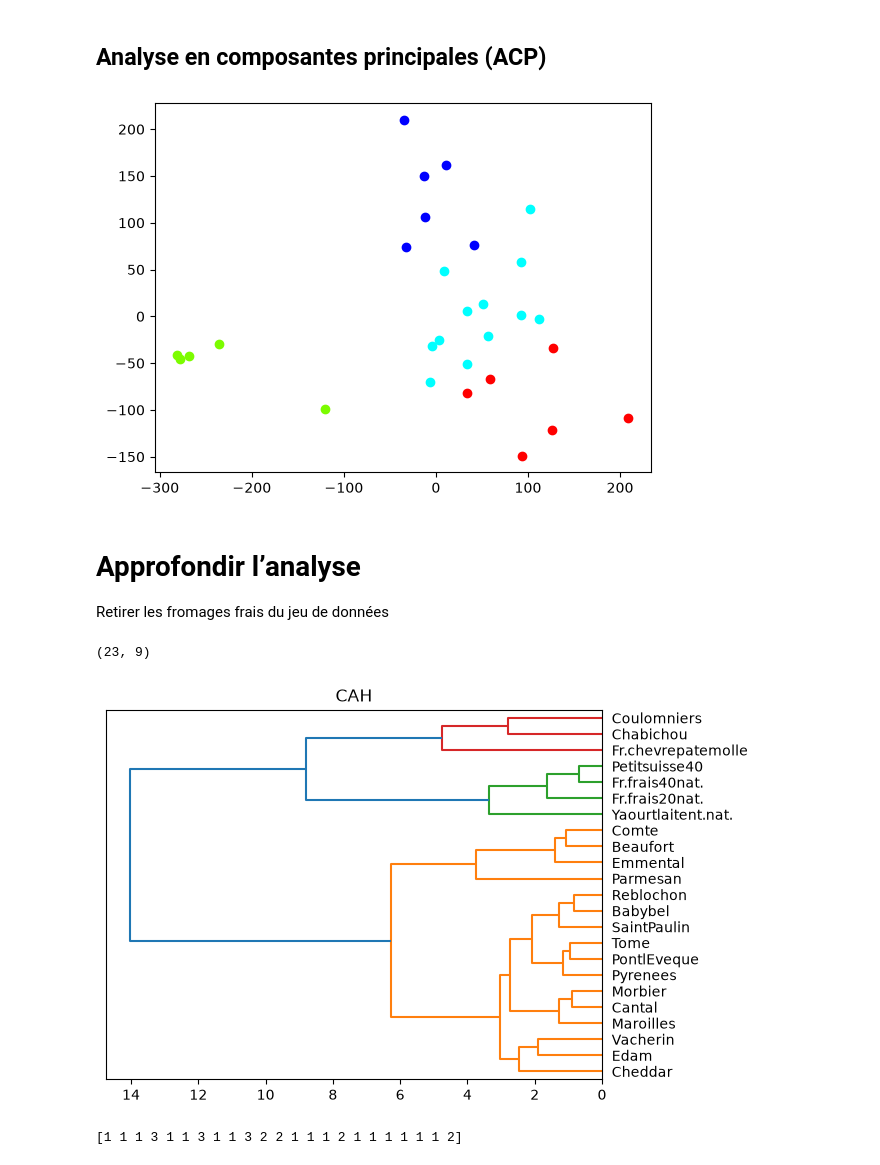
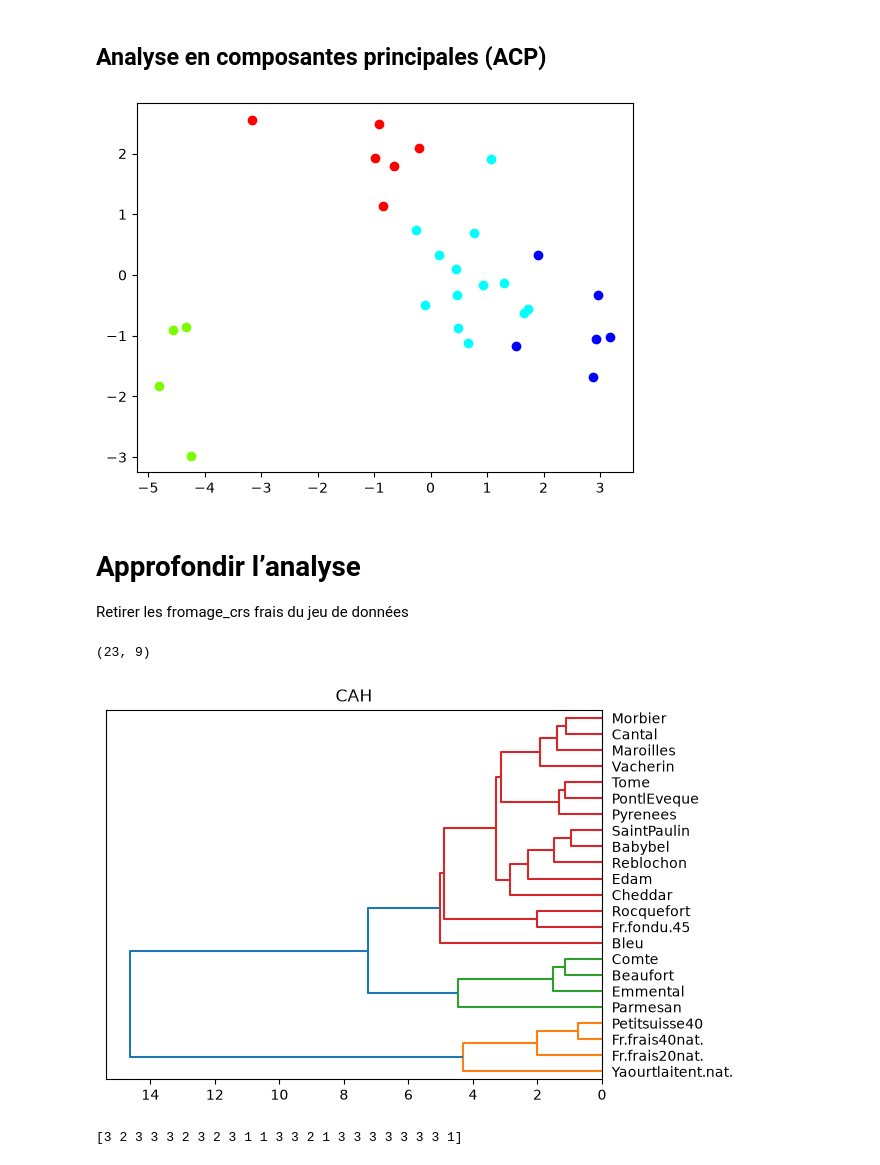
Before and after one commit to sarahmoussaoui/Machine-learning-for-Data-Science-Practical-Work, a Jupyter notebook: TP1/tp1.ipynb, the cells around one changed output. Saved outputs shown, nothing was run; the diff lists cells and outputs as text; code cells hidden in the pictures.

Commit message:
Update tp1.ipynb
added standardization in fromage --> fromafe_cr

```diff
--- a/TP1/tp1.ipynb
+++ b/TP1/tp1.ipynb
@@ -16,6 +55,9 @@ scatter_matrix(fromage,figsize=(9,9))
 # %% [markdown]
 # Classification ascendante hiérarchique
 Utilisation du package « scipy »
+# %%
+from sklearn import preprocessing
+fromage_cr = preprocessing.scale(fromage)
 # %%
 #librairies pour la CAH
 from matplotlib import pyplot as plt
@@ -78,13 +121,13 @@ Utilisation du package « scikit-learn »
 #k-means sur les données centrées et réduites
 from sklearn import cluster
 kmeans = cluster.KMeans(n_clusters=4)
-kmeans.fit(fromage)
+kmeans.fit(fromage_cr)
 #index triés des groupes
 idk = np.argsort(kmeans.labels_)
 #affichage des observations et leurs groupes
 print(pandas.DataFrame(fromage.index[idk],kmeans.labels_[idk]))
 #distances aux centres de classes des observations
-print(kmeans.transform(fromage))
+print(kmeans.transform(fromage_cr))
 #correspondance avec les groupes de la CAH
 pandas.crosstab(groupes_cah,kmeans.labels_)
 # %% [output]
@@ -121,8 +164,8 @@ from sklearn import metrics
 res = np.arange(9,dtype="double")
 for k in np.arange(9):
   km = cluster.KMeans(n_clusters=k+2)
-  km.fit(fromage)
-  res[k] = metrics.silhouette_score(fromage,km.labels_)
+  km.fit(fromage_cr)
+  res[k] = metrics.silhouette_score(fromage_cr,km.labels_)
 print(res)
 #graphique
 import matplotlib.pyplot as plt
@@ -185,7 +228,7 @@ dtype: float64
 # %%
 # ACP
 from sklearn.decomposition import PCA
-acp = PCA(n_components=2).fit_transform(fromage)
+acp = PCA(n_components=2).fit_transform(fromage_cr)
 #projeter dans le plan factoriel
 #avec un code couleur différent selon le groupe
 #remarquer le rôle de zip() dans la boucle
@@ -193,29 +236,29 @@ for couleur,k in zip(['red','blue','lawngreen','aqua'],[0,1,2,3]):
   plt.scatter(acp[kmeans.labels_==k,0],acp[kmeans.labels_==k,1],c=couleur)
 plt.show()
 # %% [output]
-[figure, old version]
+[figure, new version]
 # %% [markdown]
 # Approfondir l’analyse
-Retirer les fromages frais du jeu de données
+Retirer les fromage_crs frais du jeu de données
 # %%
 from sklearn import preprocessing
 #retirer des observations le groupe n°0 du k-means précédent
-fromage_subset = fromage.iloc[kmeans.labels_!=0,:]
-print(fromage_subset.shape)
+fromage_cr_subset = fromage.iloc[kmeans.labels_!=0,:]
+print(fromage_cr_subset.shape)
 #centrer et réduire
-fromage_subset_cr = preprocessing.scale(fromage_subset)
+fromage_cr_subset_cr = preprocessing.scale(fromage_cr_subset)
 #générer la matrice des liens
-Z_subset = linkage(fromage_subset_cr,method='ward',metric='euclidean')
+Z_subset = linkage(fromage_cr_subset_cr,method='ward',metric='euclidean')
 #cah et affichage du dendrogramme
 plt.title("CAH")
-dendrogram(Z_subset,labels=fromage_subset.index,orientation='left',color_threshold=7)
+dendrogram(Z_subset,labels=fromage_cr_subset.index,orientation='left',color_threshold=7)
 plt.show()
 #groupes
 groupes_subset_cah = fcluster(Z_subset,t=7,criterion='distance')
 print(groupes_subset_cah)
 # %% [output]
 (23, 9)
-[figure, old version]
+[figure, new version]
-[1 1 1 3 1 1 3 1 1 3 2 2 1 1 1 2 1 1 1 1 1 1 2]
+[3 2 3 3 3 2 3 2 3 1 1 3 3 2 1 3 3 3 3 3 3 3 1]
 # %%
 #ACP
```
Also changed, not shown: parts of 8 cells of this notebook.
